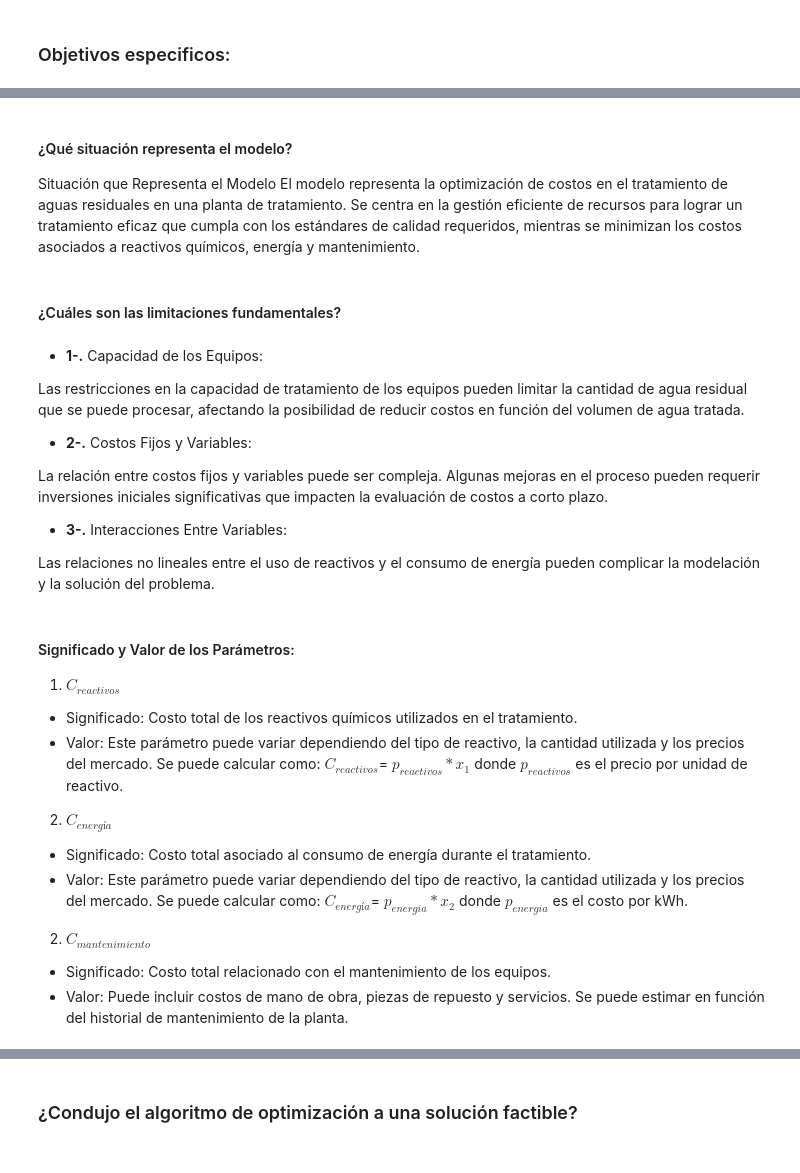
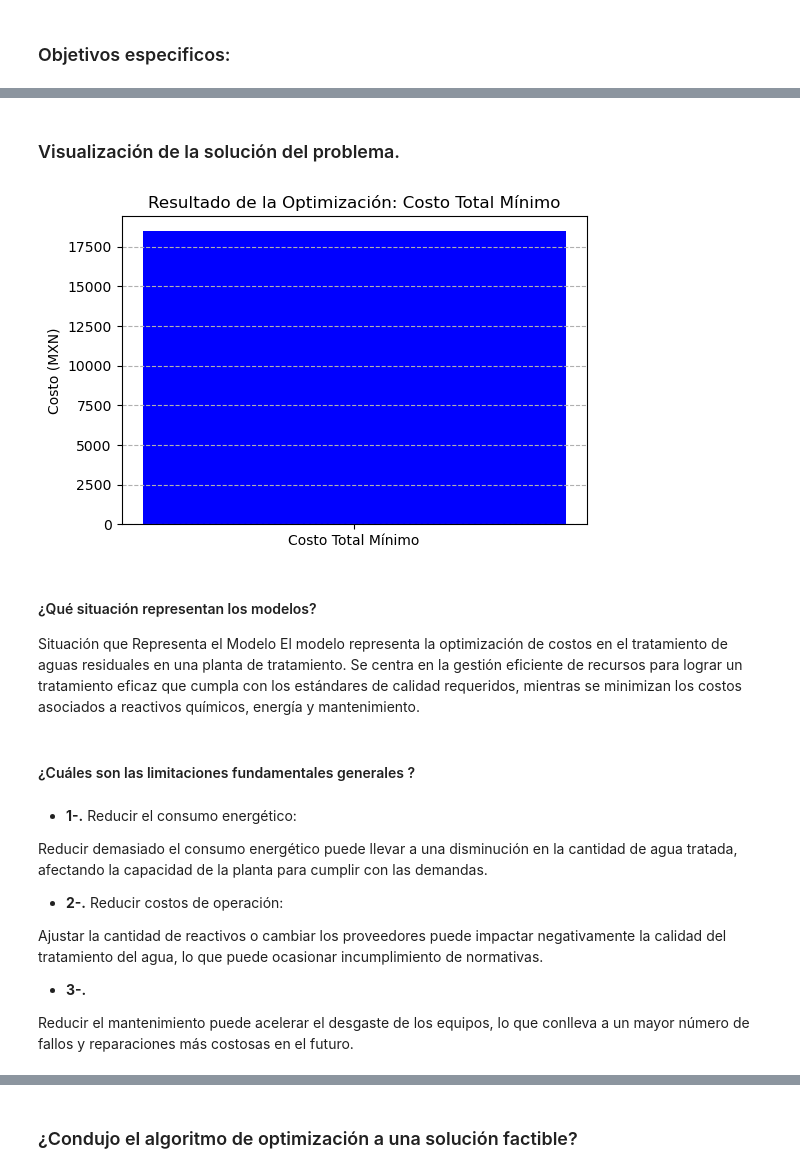
Before and after one commit to Yahirgarcia814/Proyectomodulo1_LaraE_GarciaS_OrozcoJ, a Jupyter notebook: Proyectomodulo1_LaraE_GarciaS_OrozcoJ.ipynb, the cells around one changed output, grey strips where cells are left out. Drawn from its saved outputs; the diff is of its cells as text; code cells hidden in the pictures.

```diff
--- a/Proyectomodulo1_LaraE_GarciaS_OrozcoJ.ipynb
+++ b/Proyectomodulo1_LaraE_GarciaS_OrozcoJ.ipynb
@@ -85,0 +385,25 @@ Costo mínimo de mantenimiento que se debe mantener para garantizar el buen func
+# %%
+from scipy.optimize import linprog
+
+
+c = [5000, 1000, 27000, 350]
+
+Aub = [
+    [-1, 0, 0, 0],
+    [0, 1, 0, 0],
+    [-3.5, 0, 0, -1],
+    [0, 0, 1, 0],
+    [0, 0, 0, -1]
+]
+
+
+bub = [-3, 1, 40, 0, -10]
+
+x0_lim = (3, None)
+x1_lim = (0, 1)
+x2_lim = (0, None)
+x3_lim = (0, None)
+
+
+resultado = linprog(c, A_ub=Aub, b_ub=bub, bounds=[x0_lim, x1_lim, x2_lim, x3_lim])
+resultado
@@ -86,41 +430,30 @@ Costo mínimo de mantenimiento que se debe mantener para garantizar el buen func
+# %% [markdown]
+### Visualización de la solución del problema.
+# %%
+plt.figure(figsize=(6, 4))
+plt.bar(['Costo Total Mínimo'], [resultado.fun], color='blue')
+plt.title('Resultado de la Optimización: Costo Total Mínimo')
+plt.ylabel('Costo (MXN)')
+plt.grid(axis='y', linestyle='--')
+plt.show()
+# %% [output]
+[figure, added]
 # %% [markdown]
-#### ¿Qué situación representa el modelo?
+#### ¿Qué situación representan los modelos?
 
 Situación que Representa el Modelo
 El modelo representa la optimización de costos en el tratamiento de aguas residuales en una planta de tratamiento. Se centra en la gestión eficiente de recursos para lograr un tratamiento eficaz que cumpla con los estándares de calidad requeridos, mientras se minimizan los costos asociados a reactivos químicos, energía y mantenimiento.
 # %% [markdown]
-#### ¿Cuáles son las limitaciones fundamentales?
+#### ¿Cuáles son las limitaciones fundamentales generales ?
 # %% [markdown]
-* **1-.** Capacidad de los Equipos:
+* **1-.** Reducir el consumo energético:
 
-Las restricciones en la capacidad de tratamiento de los equipos pueden limitar la cantidad de agua residual que se puede procesar, afectando la posibilidad de reducir costos en función del volumen de agua tratada.
+Reducir demasiado el consumo energético puede llevar a una disminución en la cantidad de agua tratada, afectando la capacidad de la planta para cumplir con las demandas.
 
-* **2-.** Costos Fijos y Variables:
+* **2-.** Reducir costos de operación:
 
-La relación entre costos fijos y variables puede ser compleja. Algunas mejoras en el proceso pueden requerir inversiones iniciales significativas que impacten la evaluación de costos a corto plazo.
+Ajustar la cantidad de reactivos o cambiar los proveedores puede impactar negativamente la calidad del tratamiento del agua, lo que puede ocasionar incumplimiento de normativas.
 
-* **3-.** Interacciones Entre Variables:
+* **3-.**
 
-Las relaciones no lineales entre el uso de reactivos y el consumo de energía pueden complicar la modelación y la solución del problema.
+Reducir el mantenimiento puede acelerar el desgaste de los equipos, lo que conlleva a un mayor número de fallos y reparaciones más costosas en el futuro.
-# %% [markdown]
-#### Significado y Valor de los Parámetros:
-1. $ C_{reactivos}$
-
-* Significado: Costo total de los reactivos químicos utilizados en el tratamiento.
-* Valor: Este parámetro puede variar dependiendo del tipo de reactivo, la cantidad utilizada y los precios del mercado.
-  Se puede calcular como:
-   $ C_{reactivos}$= $ p_{reactivos}* x_1$
-  donde      $p_{reactivos}$ es el precio por unidad de reactivo.
-
-2. $ C_{energía}$
-
-* Significado: Costo total asociado al consumo de energía durante el tratamiento.
-* Valor: Este parámetro puede variar dependiendo del tipo de reactivo, la cantidad utilizada y los precios del mercado.
-  Se puede calcular como:
-   $ C_{energía}$= $ p_{energia}* x_2$
-  donde      $p_{energia}$  es el costo por kWh.
-
-2. $ C_{mantenimiento}$
-
-* Significado: Costo total relacionado con el mantenimiento de los equipos.
-* Valor: Puede incluir costos de mano de obra, piezas de repuesto y servicios. Se puede estimar en función del historial de mantenimiento de la planta.
```
Also changed, not shown: parts of 31 cells of this notebook.
